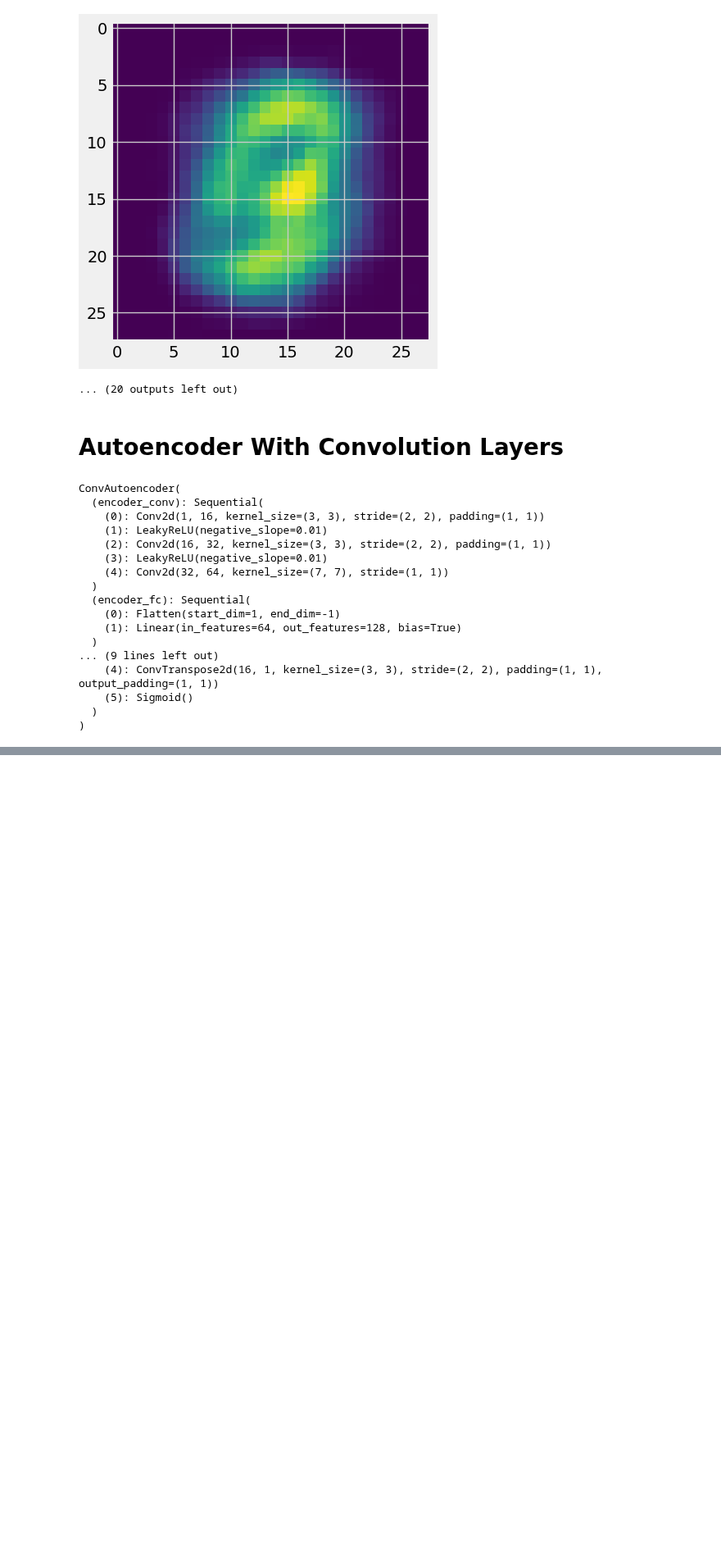
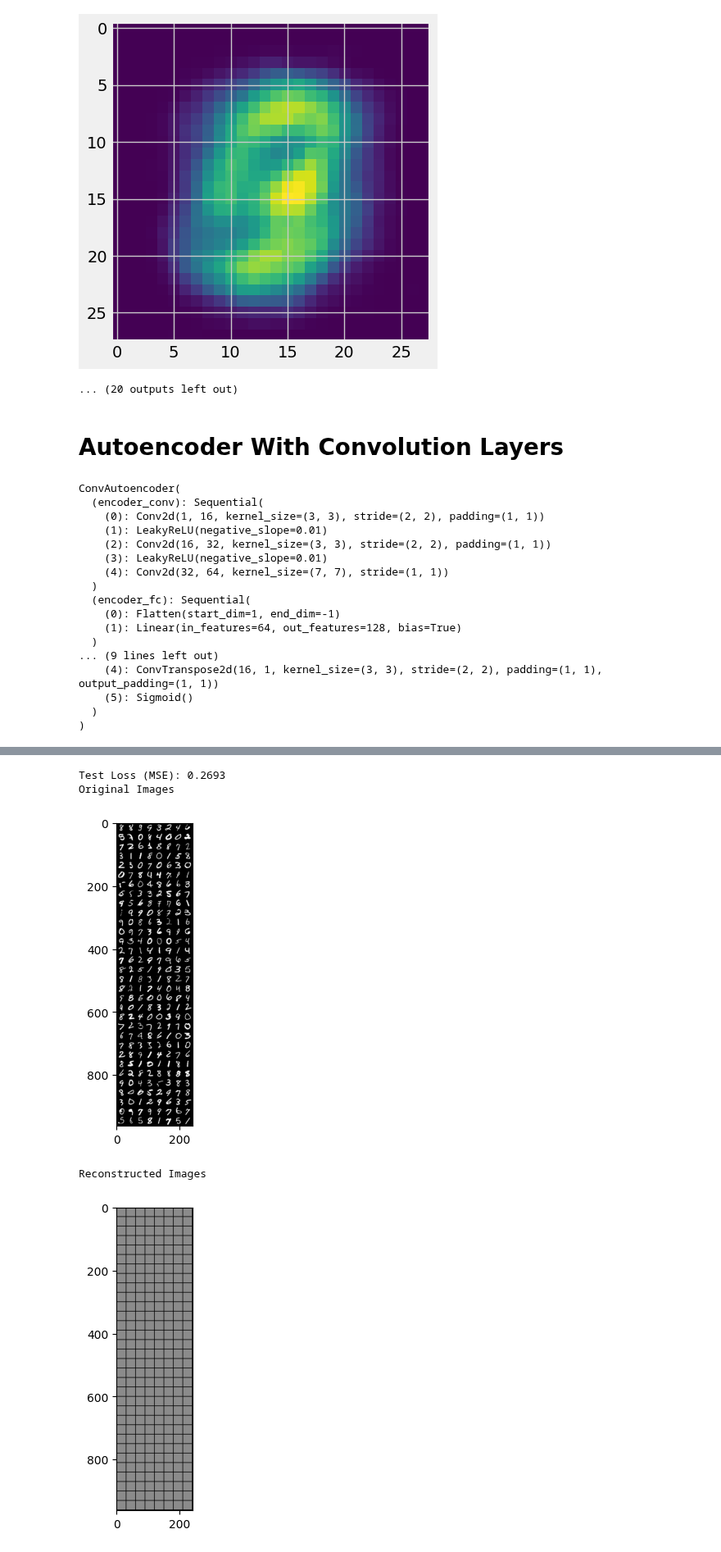
Before and after one commit to Bhimsendabby/Machine--Learning-practice, a Jupyter notebook: Autocoder_pytorch.ipynb, the cells around one changed output, grey strips where cells are left out. Shown at 82% size. Cells and saved outputs as stored; diff of their text form; code cells hidden in the pictures; blank space fills up the shorter version.

```diff
--- a/Autocoder_pytorch.ipynb
+++ b/Autocoder_pytorch.ipynb
@@ -263,0 +233,7 @@ class ConvAutoencoder(nn.Module):
+# %%
+class Trim(nn.Module):
+    def __init__(self):
+        super(Trim, self).__init__()
+
+    def forward(self, x):
+        return x[:, :, :28, :28]  # Trim the last row and column
@@ -321,0 +405,48 @@ plt.plot(losses[-100:])
+# %%
+def imshow(img, title=None):
+    npimg = img.numpy()
+    plt.imshow(np.transpose(npimg, (1, 2, 0)), cmap='gray')
+    if title is not None:
+        plt.title(title)
+    plt.show()
+
+def evaluate_model(autoencoder, test_loader, loss_function, device):
+    autoencoder.eval()
+    test_loss = 0
+    with torch.no_grad():
+        for images, _ in test_loader:
+            images = images.to(device)
+            reconstructions = autoencoder(images)
+            loss = loss_function(reconstructions, images)
+            test_loss += loss.item()
+
+    test_loss /= len(test_loader)
+    print(f'Test Loss (MSE): {test_loss:.4f}')
+
+    # Visualize some of the reconstructed images
+    dataiter = iter(test_loader)
+    images, _ = next(dataiter)
+    images = images.to(device)
+    with torch.no_grad():
+        reconstructions = autoencoder(images)
+
+    # Move to CPU for visualization
+    images = images.cpu()
+    reconstructions = reconstructions.cpu()
+
+    # Display the original images
+    print("Original Images")
+    imshow(torchvision.utils.make_grid(images))
+
+    # Display the reconstructed images
+    print("Reconstructed Images")
+    imshow(torchvision.utils.make_grid(reconstructions))
+
+# Example usage
+evaluate_model(autoencoder, test_loader, loss_function, device)
+# %% [output]
+Test Loss (MSE): 0.2693
+Original Images
+[figure, added]
+Reconstructed Images
+[figure, added]
```
Also changed, not shown: parts of 9 cells of this notebook.
